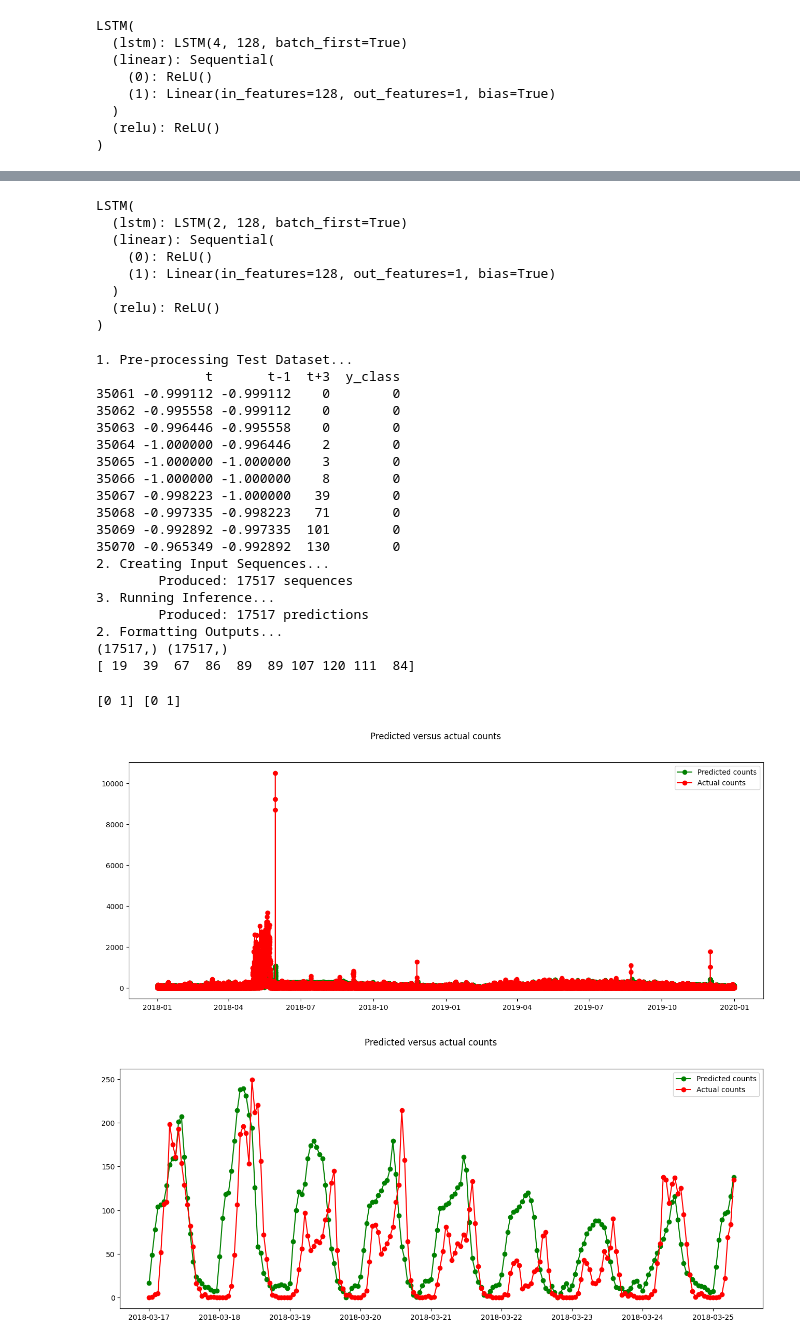
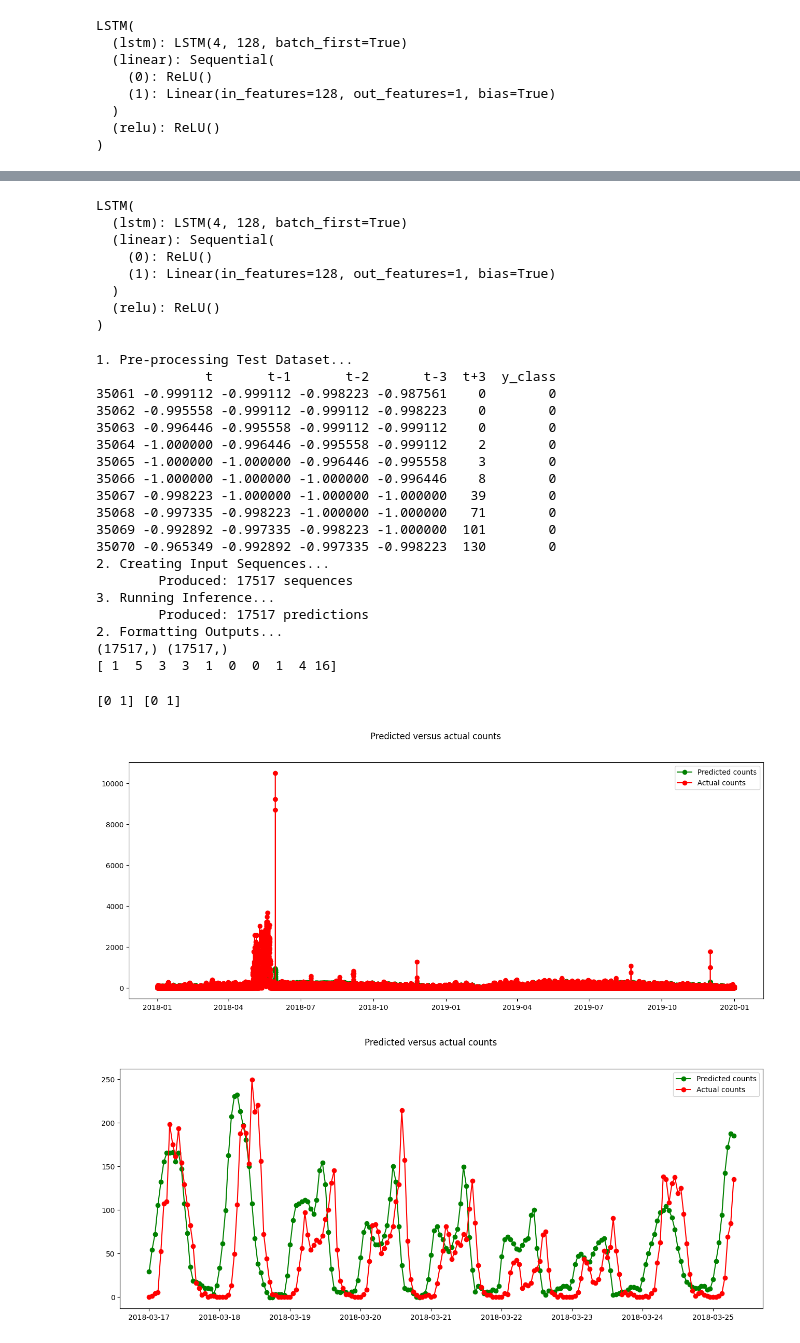
Before and after one commit to Jae-Ro/time-series-anomaly-detection, a Jupyter notebook: notebooks/solution.ipynb, the cells around one changed output, grey strips where cells are left out. Drawn from its saved outputs; the diff is of its cells as text; code cells hidden in the pictures.

```diff
--- a/notebooks/solution.ipynb
+++ b/notebooks/solution.ipynb
@@ -336,7 +348,7 @@ class ModelTemplate(ABC):
 # %% [markdown]
 ### A. Baseline Model
 # %%
-class MovingAverageModel(ModelTemplate):
+class SMA(ModelTemplate):
     def __init__(self, window:int=10, col:str="t") -> None:
         super().__init__(window=window)
         self.window = window
@@ -357,7 +369,7 @@ class MovingAverageModel(ModelTemplate):
         ret = df['ma'].values
         return ret
 # %%
-model = MovingAverageModel(window=3)
+model = SMA(window=3)
 preds = model.predict(test.df)
 
 print(test.X.shape, test.Y.shape, preds.shape)
@@ -683,7 +702,7 @@ n_epochs = 100
 max_lr = 0.0005
 lr_step_size = 10
 lr_update = 0.00001
-context_seq_length = 76
+context_seq_length = 365
 
 ## Define Datasets and Dataloaders
 trainX, trainY = create_direct_target_sequences(train, context_seq_length=context_seq_length, pred_seq_length=3)
@@ -928,7 +944,7 @@ model.load_state_dict(torch.load(checkpoint_path))
 model
 # %% [output]
 LSTM(
-  (lstm): LSTM(2, 128, batch_first=True)
+  (lstm): LSTM(4, 128, batch_first=True)
   (linear): Sequential(
     (0): ReLU()
     (1): Linear(in_features=128, out_features=1, bias=True)
@@ -936,7 +952,7 @@ LSTM(
   (relu): ReLU()
 )
 # %%
-df_test, preds, y, pred_class, y_class = evaluate_lstm(
+df_test, lstm_preds, y, pred_class, y_class = evaluate_lstm(
     model,
     feature_scaler,
     scaler,
@@ -952,36 +968,36 @@ print(y_class.shape, pred_class.shape)
 print(preds[:10])
 # %% [output]
 1. Pre-processing Test Dataset...
-              t       t-1  t+3  y_class
-35061 -0.999112 -0.999112    0        0
-35062 -0.995558 -0.999112    0        0
-35063 -0.996446 -0.995558    0        0
-35064 -1.000000 -0.996446    2        0
-35065 -1.000000 -1.000000    3        0
-35066 -1.000000 -1.000000    8        0
-35067 -0.998223 -1.000000   39        0
-35068 -0.997335 -0.998223   71        0
-35069 -0.992892 -0.997335  101        0
-35070 -0.965349 -0.992892  130        0
+              t       t-1       t-2       t-3  t+3  y_class
+35061 -0.999112 -0.999112 -0.998223 -0.987561    0        0
+35062 -0.995558 -0.999112 -0.999112 -0.998223    0        0
+35063 -0.996446 -0.995558 -0.999112 -0.999112    0        0
+35064 -1.000000 -0.996446 -0.995558 -0.999112    2        0
+35065 -1.000000 -1.000000 -0.996446 -0.995558    3        0
+35066 -1.000000 -1.000000 -1.000000 -0.996446    8        0
+35067 -0.998223 -1.000000 -1.000000 -1.000000   39        0
+35068 -0.997335 -0.998223 -1.000000 -1.000000   71        0
+35069 -0.992892 -0.997335 -0.998223 -1.000000  101        0
+35070 -0.965349 -0.992892 -0.997335 -0.998223  130        0
 2. Creating Input Sequences...
         Produced: 17517 sequences
 3. Running Inference...
         Produced: 17517 predictions
 2. Formatting Outputs...
 (17517,) (17517,)
-[ 19  39  67  86  89  89 107 120 111  84]
+[ 1  5  3  3  1  0  0  1  4 16]
 # %%
 print(np.unique(y_class), np.unique(pred_class))
 # %% [output]
 [0 1] [0 1]
 # %%
-plot_lstm_predictions(df_test, preds)
+plot_lstm_predictions(df_test, lstm_preds)
 # %% [output]
-[figure, old version]
+[figure, new version]
 # %%
-plot_lstm_predictions(df_test, preds[1800:2000], start_index=1800, end_index=2000)
+plot_lstm_predictions(df_test, lstm_preds[1800:2000], start_index=1800, end_index=2000)
 # %% [output]
-[figure, old version]
+[figure, new version]
 # %%
 calculate_metrics(y_class, pred_class)
 # %% [output]
```
Also changed, not shown: parts of 10 cells of this notebook.
